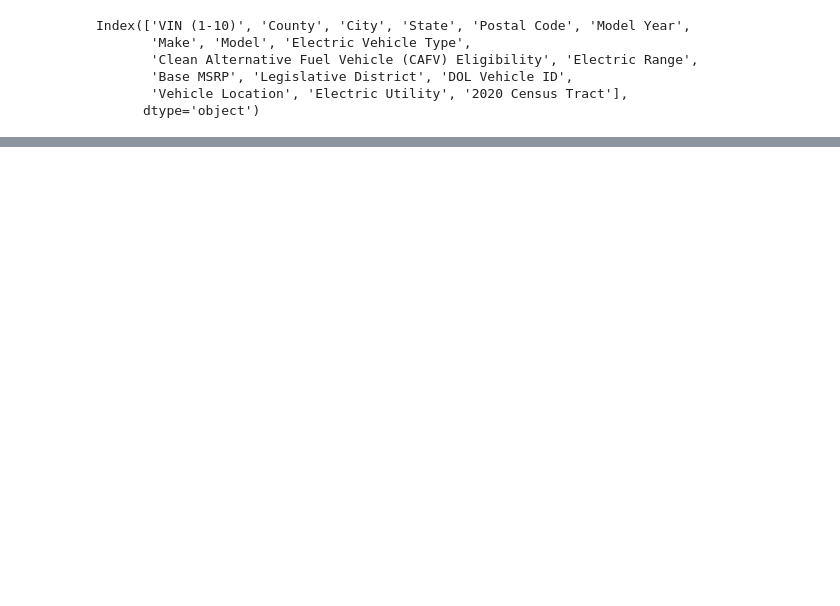
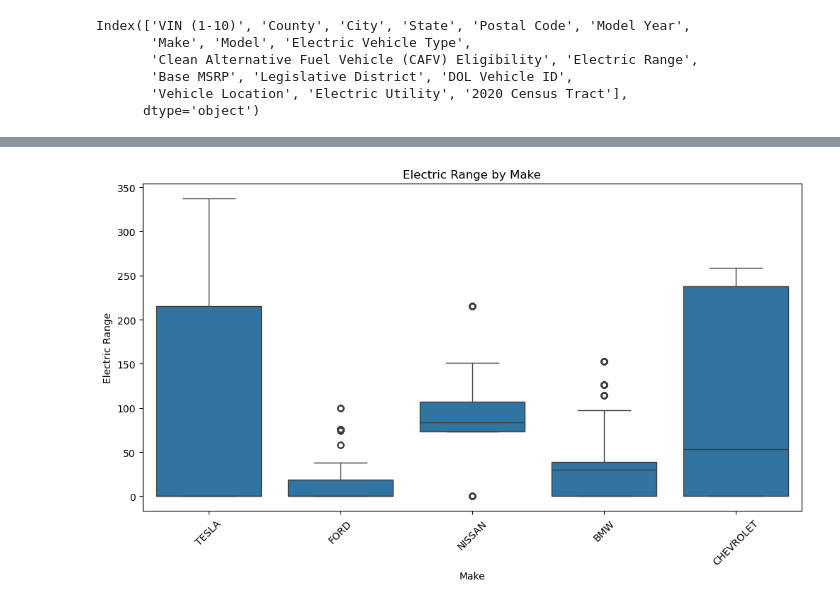
Before and after one commit to modyreturn/Data-Analysis-Projects, a Jupyter notebook: EVs Market Analysis/5_EVs_Range_Analysis.ipynb, the cells around one changed output, grey strips where cells are left out. Drawn from its saved outputs; the diff is of its cells as text; code cells hidden in the pictures; blank space fills up the shorter version.

```diff
--- a/EVs Market Analysis/5_EVs_Range_Analysis.ipynb
+++ b/EVs Market Analysis/5_EVs_Range_Analysis.ipynb
@@ -64,0 +91,9 @@ Index(['VIN (1-10)', 'County', 'City', 'State', 'Postal Code', 'Model Year',
+# %%
+# Boxplot by Make
+plt.figure(figsize=(12, 6))
+sns.boxplot(x='Make', y='Electric Range', data=df_top5_makes)
+plt.title('Electric Range by Make')
+plt.xticks(rotation=45)
+plt.show()
+# %% [output]
+[figure, added]
```
Also changed, not shown: parts of 7 cells of this notebook, 5 other files.
